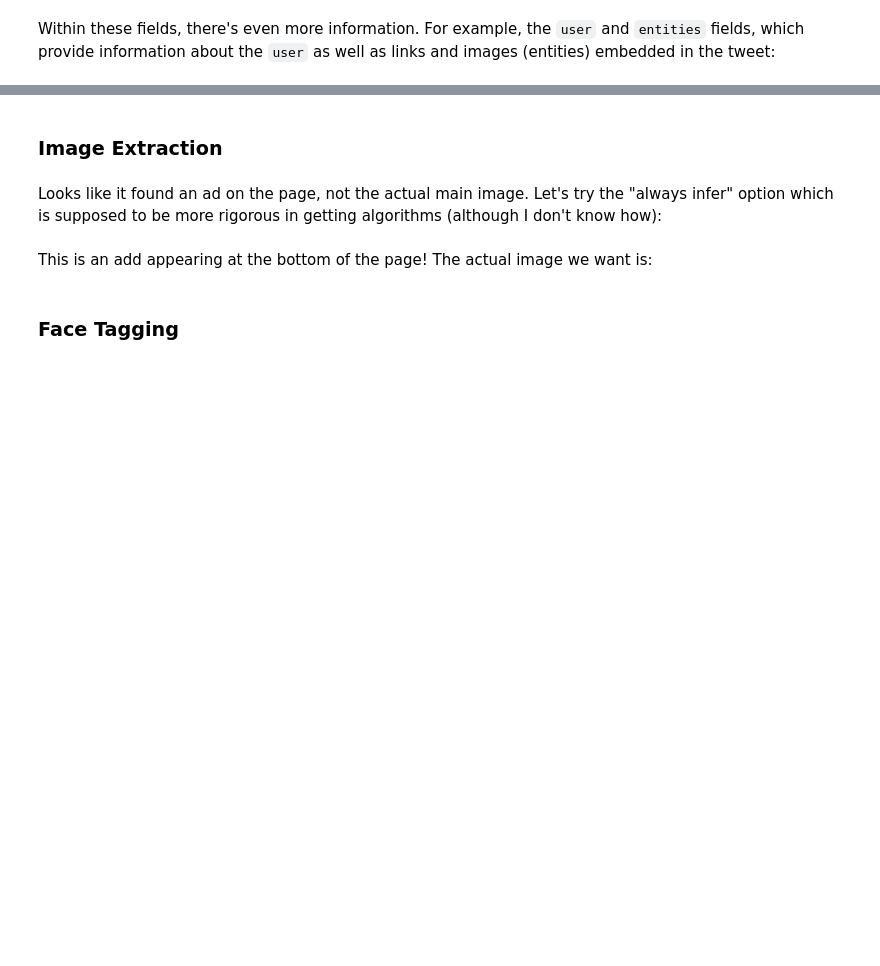
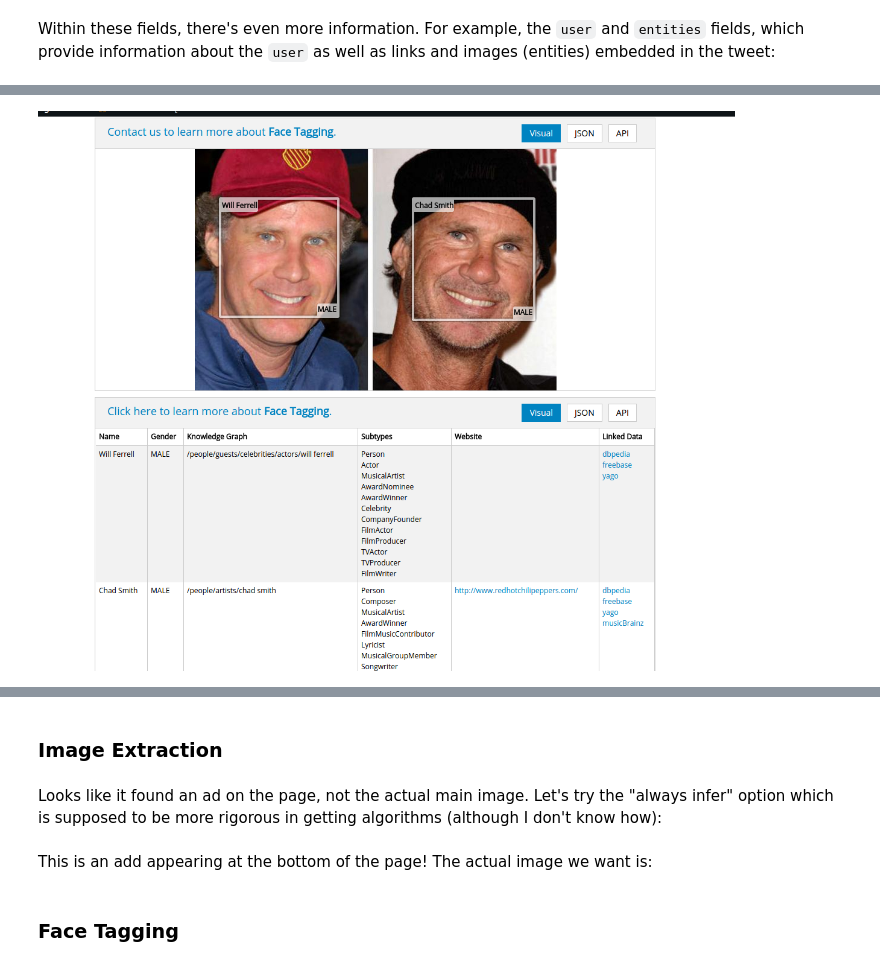
Before and after one commit to hughesadam87/twitter_play, a Jupyter notebook: tweepy_tutorial.ipynb, the cells around one changed output, grey strips where cells are left out. Cells and saved outputs as stored; diff of their text form; code cells hidden in the pictures; blank space fills up the shorter version.

```diff
--- a/tweepy_tutorial.ipynb
+++ b/tweepy_tutorial.ipynb
@@ -351,0 +582,6 @@ http://www.alchemyapi.com/
+# %%
+from IPython.display import Image
+
+Image('alch_faces.png')
+# %% [output]
+[figure, added]
```
Also changed, not shown: parts of 46 cells of this notebook, 6 other files.
